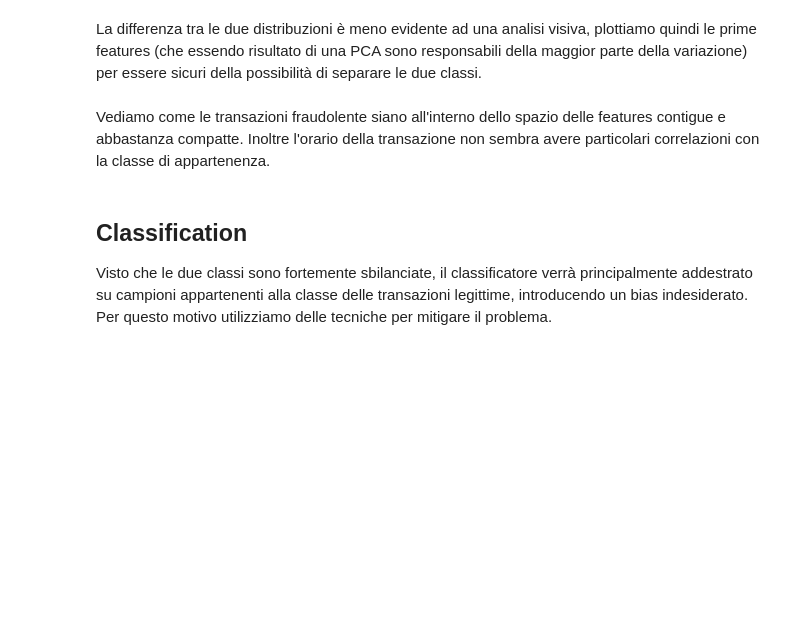
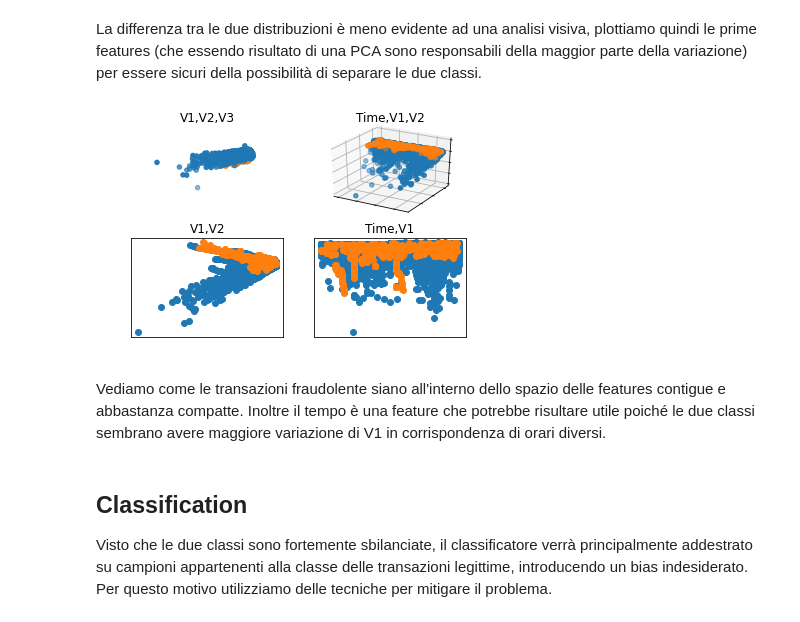
Before and after one commit to Andrea-Augello/Credit-Card-Fraud-Detection, a Jupyter notebook: CardFraud.ipynb, the cells around one changed output. Saved outputs shown, nothing was run; the diff lists cells and outputs as text; code cells hidden in the pictures; blank space fills up the shorter version.

```diff
--- a/CardFraud.ipynb
+++ b/CardFraud.ipynb
@@ -183,7 +166,7 @@ Essendoci soltanto una riga con tempo nullo possiamo utilizzare la trasformazion
 records = records.withColumn("Time",
                              when(records["Time"].isNull(),
                                   100000) \
-                             .otherwise(records["Time"])).distinct()
+                             .otherwise(records["Time"]))
 
 display(records.describe().toPandas())
 # %% [output]
@@ -256,42 +267,38 @@ fraud_x    =fraud.select("V1").toPandas()
 fraud_y    =fraud.select("V2").toPandas()
 fraud_z    =fraud.select("V3").toPandas()
 fraud_time =fraud.select("Time").toPandas()
 
 fig = plt.figure()
 ax = fig.add_subplot(2,2,1,projection='3d')
-ax.set_xticklabels([])
-ax.set_yticklabels([])
-ax.set_zticklabels([])
+ax.axis('off')
 ax.tick_params(labelcolor='w', top=False, bottom=False, left=False, right=False)
 ax.set_title("V1,V2,V3")
 ax.scatter(legit_x, legit_y, legit_z)
 ax.scatter(fraud_x, fraud_y, fraud_z)
 
 ax = fig.add_subplot(2,2,3)
 ax.tick_params(labelcolor='w', top=False, bottom=False, left=False, right=False)
 ax.set_title("V1,V2")
 ax.scatter(legit_x, legit_y)
 ax.scatter(fraud_x, fraud_y)
 
 ax = fig.add_subplot(2,2,2,projection='3d')
-ax.set_xticklabels([])
-ax.set_yticklabels([])
-ax.set_zticklabels([])
-ax.tick_params(labelcolor='w', top=False, bottom=False, left=False, right=False)
 ax.tick_params(labelcolor='w', top=False, bottom=False, left=False, right=False)
 ax.set_title("Time,V1,V2")
 ax.scatter(legit_time, legit_x, legit_y)
 ax.scatter(fraud_time, fraud_x, fraud_y)
 
 ax = fig.add_subplot(2,2,4)
 ax.tick_params(labelcolor='w', top=False, bottom=False, left=False, right=False)
 ax.set_title("Time,V1")
 ax.scatter(legit_time, legit_x)
 ax.scatter(fraud_time, fraud_x)
 
 plt.show()
+# %% [output]
+[figure, added]
 # %% [markdown]
-Vediamo come le transazioni fraudolente siano all'interno dello spazio delle features contigue e abbastanza compatte. Inoltre l'orario della transazione non sembra avere particolari correlazioni con la classe di appartenenza.
+Vediamo come le transazioni fraudolente siano all'interno dello spazio delle features contigue e abbastanza compatte. Inoltre il tempo è una feature che potrebbe risultare utile poiché le due classi sembrano avere maggiore variazione di V1 in corrispondenza di orari diversi.
 # %% [markdown]
 ## Classification
 
```
Also changed, not shown: parts of 24 cells of this notebook.
